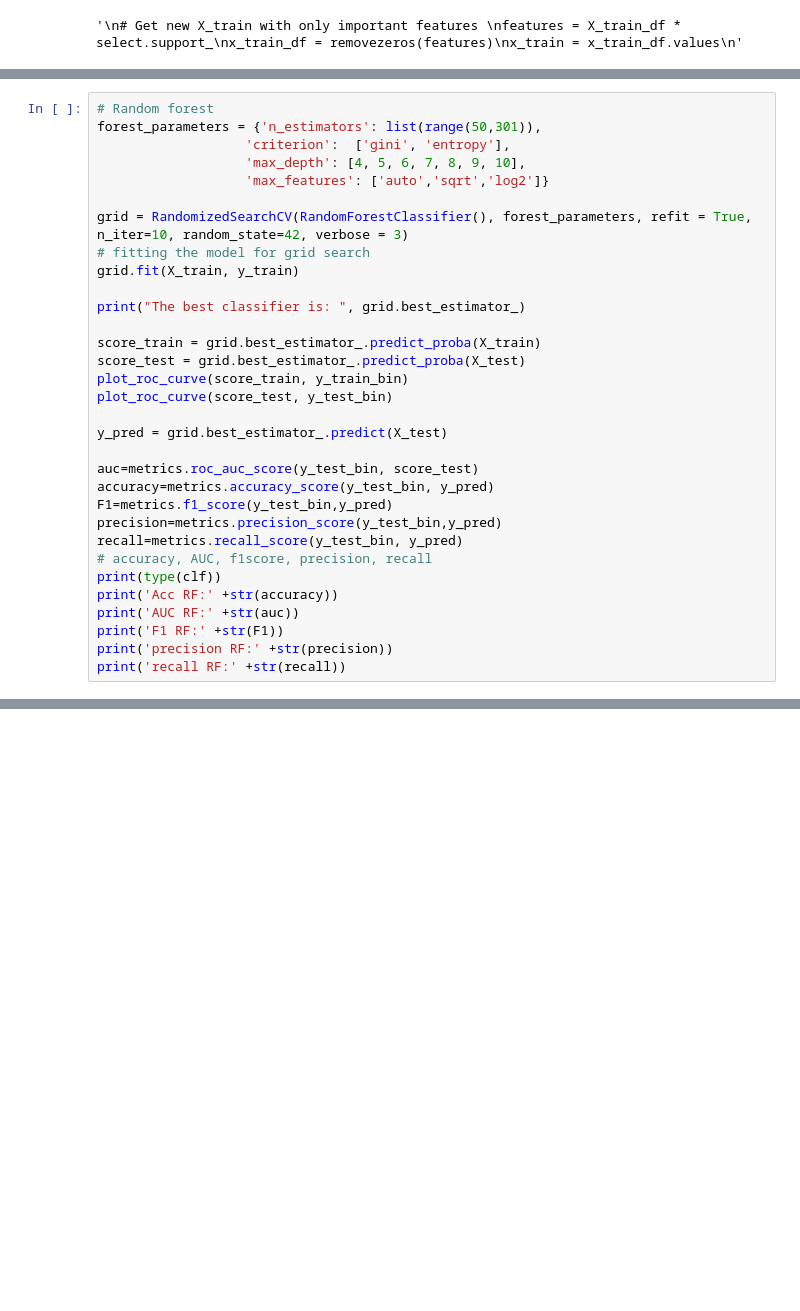
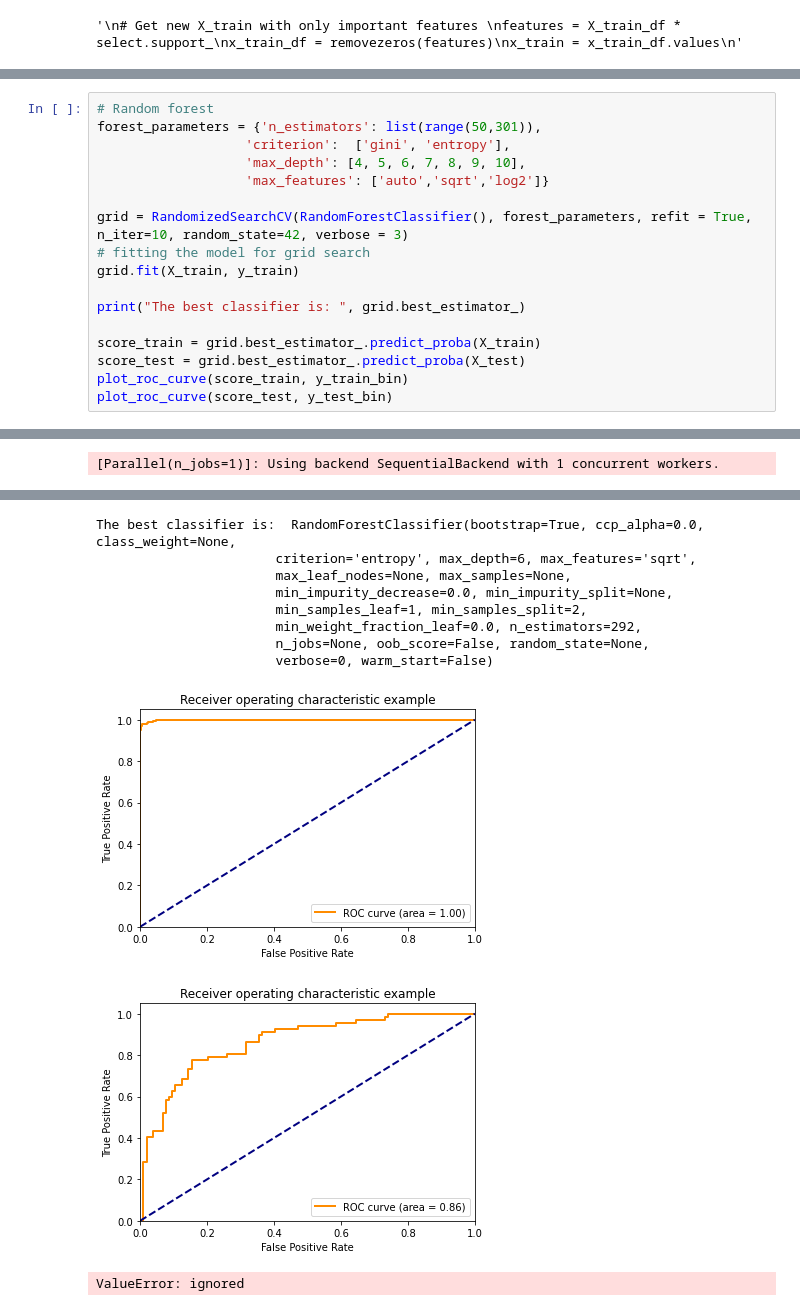
Before and after one commit to SabinevanMierlo/TM10007_PROJECT, a Jupyter notebook: assignment.ipynb, the cells around one changed output, grey strips where cells are left out. Drawn from its saved outputs; the diff is of its cells as text; blank space fills up the shorter version.

```diff
--- a/assignment.ipynb
+++ b/assignment.ipynb
@@ -443,18 +443,4 @@ score_train = grid.best_estimator_.predict_proba(X_train)
 score_test = grid.best_estimator_.predict_proba(X_test)
 plot_roc_curve(score_train, y_train_bin)
 plot_roc_curve(score_test, y_test_bin)
-
-y_pred = grid.best_estimator_.predict(X_test)
-
-auc=metrics.roc_auc_score(y_test_bin, score_test)
-accuracy=metrics.accuracy_score(y_test_bin, y_pred)
-F1=metrics.f1_score(y_test_bin,y_pred)
-precision=metrics.precision_score(y_test_bin,y_pred)
-recall=metrics.recall_score(y_test_bin, y_pred)
-# accuracy, AUC, f1score, precision, recall
-print(type(clf))
-print('Acc RF:' +str(accuracy))
-print('AUC RF:' +str(auc))
-print('F1 RF:' +str(F1))
-print('precision RF:' +str(precision))
-print('recall RF:' +str(recall))
+# %% [output]
@@ -460,0 +449 @@ print('recall RF:' +str(recall))
+[Parallel(n_jobs=1)]: Using backend SequentialBackend with 1 concurrent workers.
@@ -460,0 +474,11 @@ print('recall RF:' +str(recall))
+The best classifier is:  RandomForestClassifier(bootstrap=True, ccp_alpha=0.0, class_weight=None,
+                       criterion='entropy', max_depth=6, max_features='sqrt',
+                       max_leaf_nodes=None, max_samples=None,
+                       min_impurity_decrease=0.0, min_impurity_split=None,
+                       min_samples_leaf=1, min_samples_split=2,
+                       min_weight_fraction_leaf=0.0, n_estimators=292,
+                       n_jobs=None, oob_score=False, random_state=None,
+                       verbose=0, warm_start=False)
+[figure, added]
+[figure, added]
+ValueError: ignored
```
Also changed, not shown: parts of 8 cells of this notebook.
